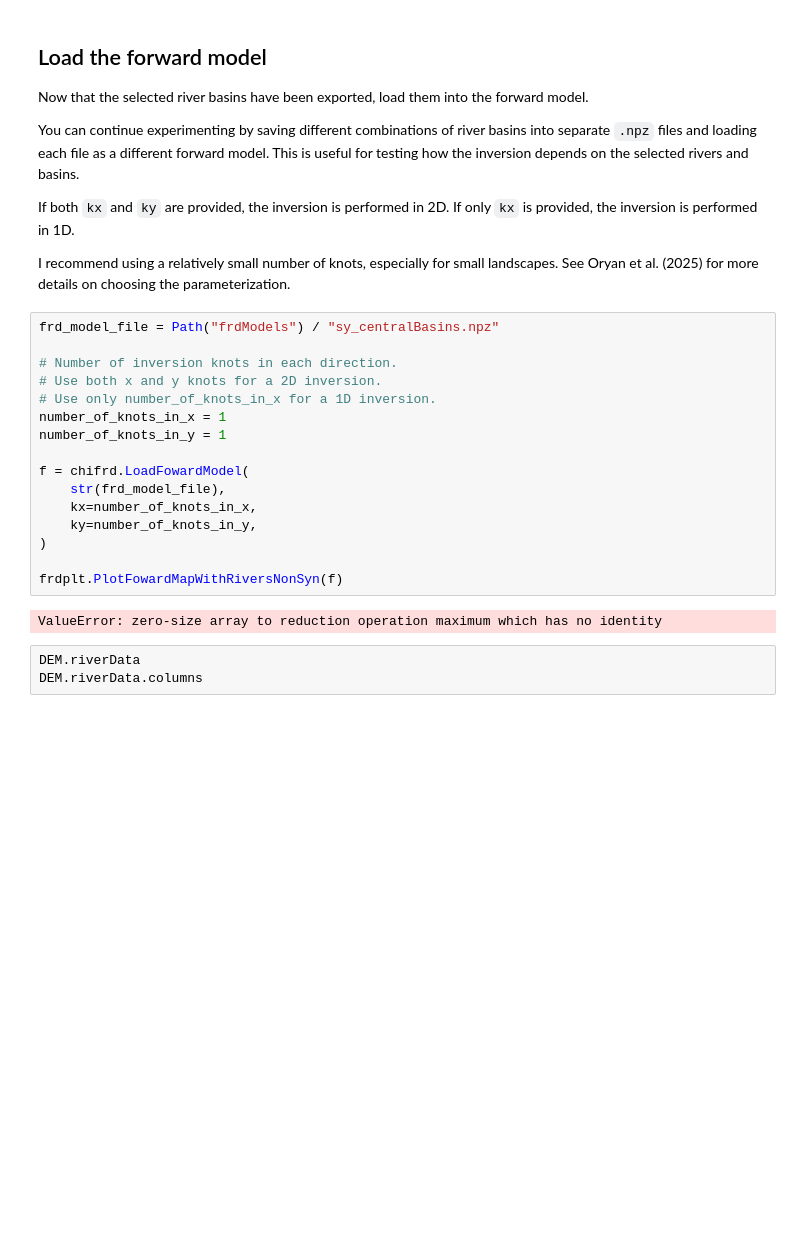
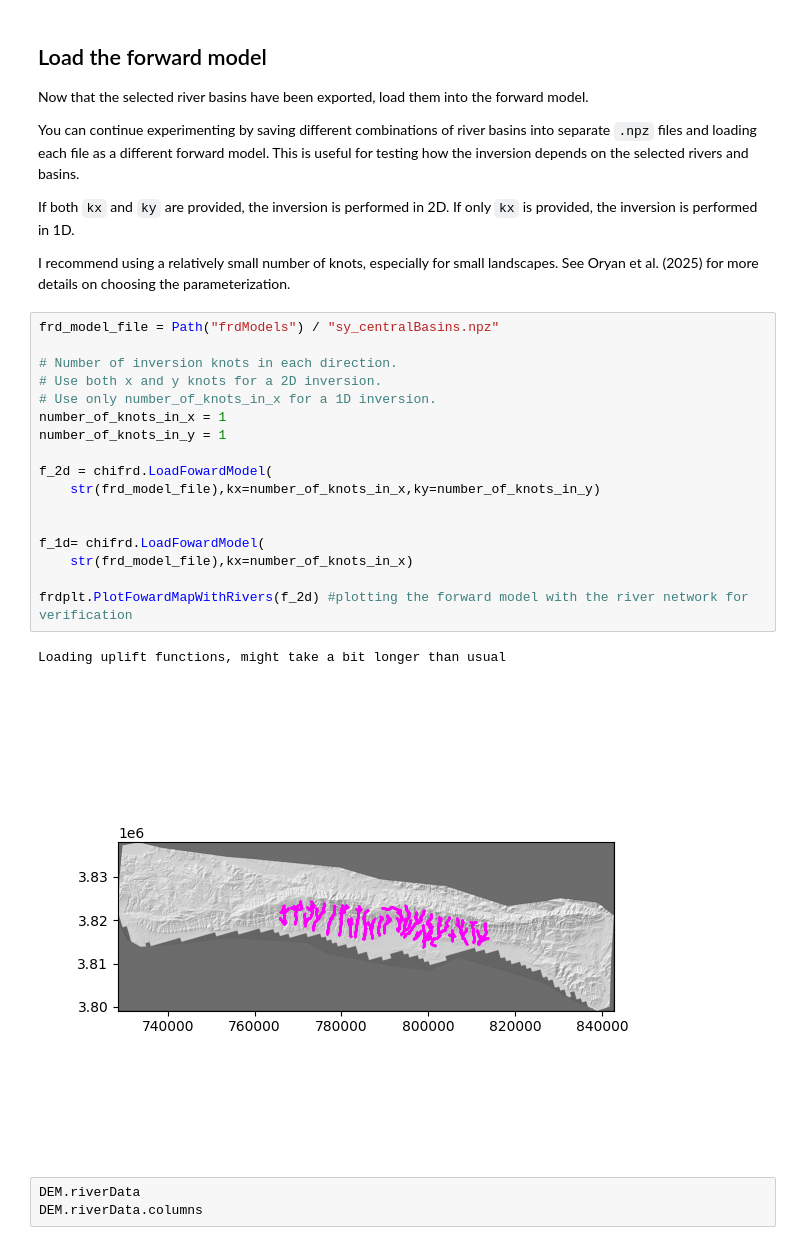
Before and after one commit to baroryan/ChInversionLandscpes, a Jupyter notebook: examples/chi_space_inversion.ipynb, the cells around one changed output. Saved outputs shown, nothing was run; the diff lists cells and outputs as text; blank space fills up the shorter version.

Commit message:
updated based on edits to chi_space_inversion.ipynb and frdplt.py

```diff
--- a/examples/chi_space_inversion.ipynb
+++ b/examples/chi_space_inversion.ipynb
@@ -135,21 +137,23 @@ I recommend using a relatively small number of knots, especially for small lands
 # %%
 frd_model_file = Path("frdModels") / "sy_centralBasins.npz"
 
 # Number of inversion knots in each direction.
 # Use both x and y knots for a 2D inversion.
 # Use only number_of_knots_in_x for a 1D inversion.
 number_of_knots_in_x = 1
 number_of_knots_in_y = 1
 
-f = chifrd.LoadFowardModel(
-    str(frd_model_file),
-    kx=number_of_knots_in_x,
-    ky=number_of_knots_in_y,
-)
+f_2d = chifrd.LoadFowardModel(
+    str(frd_model_file),kx=number_of_knots_in_x,ky=number_of_knots_in_y)
 
-frdplt.PlotFowardMapWithRiversNonSyn(f)
+
+f_1d= chifrd.LoadFowardModel(
+    str(frd_model_file),kx=number_of_knots_in_x)
+
+frdplt.PlotFowardMapWithRivers(f_2d) #plotting the forward model with the river network for verification
 # %% [output]
-ValueError: zero-size array to reduction operation maximum which has no identity
+Loading uplift functions, might take a bit longer than usual
+[figure, added]
 # %%
 DEM.riverData
 DEM.riverData.columns
```
Also changed, not shown: parts of 3 cells of this notebook, 1 other file.
